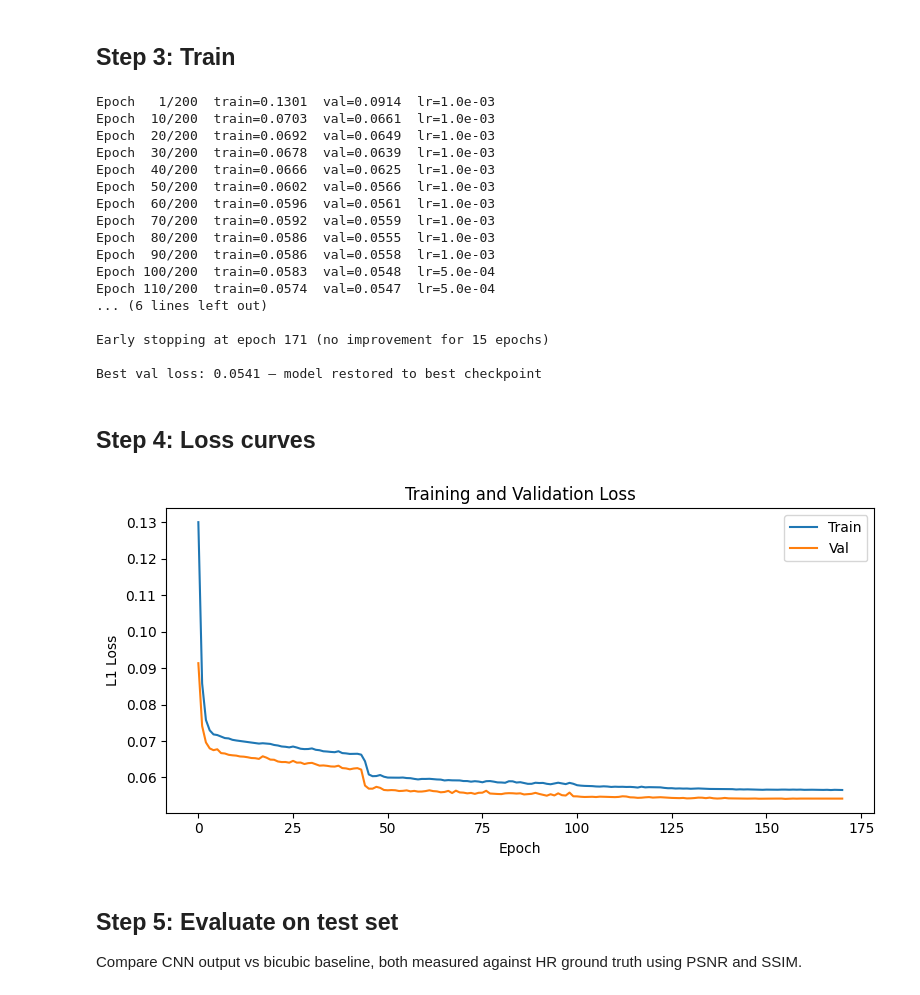
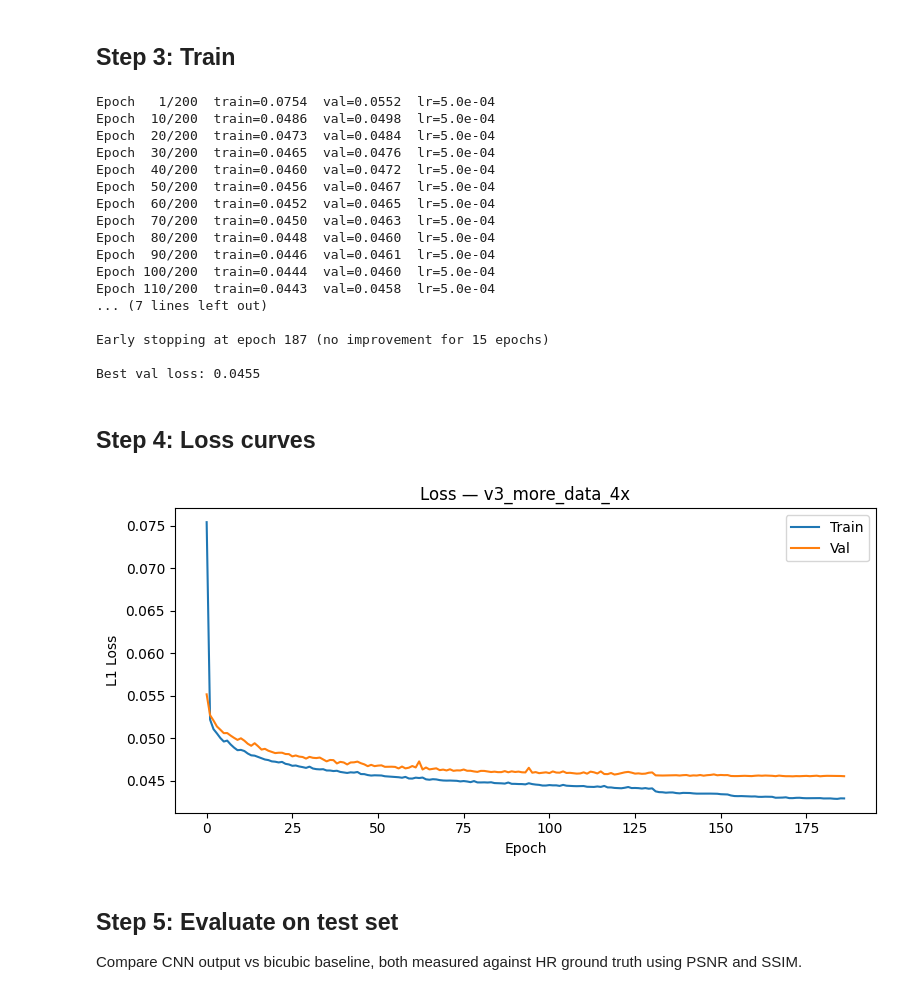
Before and after one commit to Clearform-Labs/planet-superres, a Jupyter notebook: notebooks/03_train.ipynb, the cells around one changed output. Drawn from its saved outputs; the diff is of its cells as text; code cells hidden in the pictures.

```diff
--- a/notebooks/03_train.ipynb
+++ b/notebooks/03_train.ipynb
@@ -85,30 +101,30 @@ Loss: L1 + 0.01 * perceptual (VGG16)
 # %% [markdown]
 ## Step 3: Train
 # %%
-EPOCHS = 200
-PATIENCE = 15
-
 train_losses = []
 val_losses = []
 best_val_loss = float('inf')
 best_state = model.state_dict()
 wait = 0
 
-for epoch in range(1, EPOCHS + 1):
+for epoch in range(1, CONFIG['epochs'] + 1):
     # -- Train --
     model.train()
     epoch_loss = 0.0
     for lr, hr in train_loader:
         lr, hr = lr.to(DEVICE), hr.to(DEVICE)
         pred = model(lr)
-        loss = l1_loss(pred, hr) + PERCEPTUAL_WEIGHT * perceptual_loss(pred, hr)
+        loss = l1_loss(pred, hr)
+        if perceptual_loss is not None:
+            loss = loss + CONFIG['perceptual_weight'] * perceptual_loss(pred, hr)
         optimizer.zero_grad()
         loss.backward()
+        torch.nn.utils.clip_grad_norm_(model.parameters(), max_norm=1.0)
         optimizer.step()
         epoch_loss += loss.item() * lr.size(0)
     train_losses.append(epoch_loss / len(train_ds))
 
-    # -- Validate --
+    # -- Validate (L1 only for comparable tracking) --
     model.eval()
     val_loss = 0.0
     with torch.no_grad():
@@ -118,10 +134,8 @@ for epoch in range(1, EPOCHS + 1):
             val_loss += l1_loss(pred, hr).item() * lr.size(0)
     val_losses.append(val_loss / len(val_ds))
 
-    # LR scheduler
     scheduler.step(val_losses[-1])
 
-    # Early stopping
     if val_losses[-1] < best_val_loss:
         best_val_loss = val_losses[-1]
         best_state = {k: v.cpu().clone() for k, v in model.state_dict().items()}
@@ -131,49 +145,52 @@ for epoch in range(1, EPOCHS + 1):
 
     if epoch % 10 == 0 or epoch == 1:
         lr_now = optimizer.param_groups[0]['lr']
-        print(f'Epoch {epoch:3d}/{EPOCHS}  train={train_losses[-1]:.4f}  val={val_losses[-1]:.4f}  lr={lr_now:.1e}')
+        print(f'Epoch {epoch:3d}/{CONFIG["epochs"]}  train={train_losses[-1]:.4f}  val={val_losses[-1]:.4f}  lr={lr_now:.1e}')
 
-    if wait >= PATIENCE:
-        print(f'\nEarly stopping at epoch {epoch} (no improvement for {PATIENCE} epochs)')
+    if wait >= CONFIG['patience']:
+        print(f'\nEarly stopping at epoch {epoch} (no improvement for {CONFIG["patience"]} epochs)')
         break
 
-# Restore best model
 model.load_state_dict(best_state)
 model.to(DEVICE)
-print(f'\nBest val loss: {best_val_loss:.4f} — model restored to best checkpoint')
+print(f'\nBest val loss: {best_val_loss:.4f}')
 # %% [output]
-Epoch   1/200  train=0.1301  val=0.0914  lr=1.0e-03
-Epoch  10/200  train=0.0703  val=0.0661  lr=1.0e-03
-Epoch  20/200  train=0.0692  val=0.0649  lr=1.0e-03
-Epoch  30/200  train=0.0678  val=0.0639  lr=1.0e-03
-Epoch  40/200  train=0.0666  val=0.0625  lr=1.0e-03
-Epoch  50/200  train=0.0602  val=0.0566  lr=1.0e-03
-Epoch  60/200  train=0.0596  val=0.0561  lr=1.0e-03
-Epoch  70/200  train=0.0592  val=0.0559  lr=1.0e-03
-Epoch  80/200  train=0.0586  val=0.0555  lr=1.0e-03
-Epoch  90/200  train=0.0586  val=0.0558  lr=1.0e-03
-Epoch 100/200  train=0.0583  val=0.0548  lr=5.0e-04
-Epoch 110/200  train=0.0574  val=0.0547  lr=5.0e-04
-... (6 lines left out)
+Epoch   1/200  train=0.0754  val=0.0552  lr=5.0e-04
+Epoch  10/200  train=0.0486  val=0.0498  lr=5.0e-04
+Epoch  20/200  train=0.0473  val=0.0484  lr=5.0e-04
+Epoch  30/200  train=0.0465  val=0.0476  lr=5.0e-04
+Epoch  40/200  train=0.0460  val=0.0472  lr=5.0e-04
+Epoch  50/200  train=0.0456  val=0.0467  lr=5.0e-04
+Epoch  60/200  train=0.0452  val=0.0465  lr=5.0e-04
+Epoch  70/200  train=0.0450  val=0.0463  lr=5.0e-04
+Epoch  80/200  train=0.0448  val=0.0460  lr=5.0e-04
+Epoch  90/200  train=0.0446  val=0.0461  lr=5.0e-04
+Epoch 100/200  train=0.0444  val=0.0460  lr=5.0e-04
+Epoch 110/200  train=0.0443  val=0.0458  lr=5.0e-04
+... (7 lines left out)
 
-Early stopping at epoch 171 (no improvement for 15 epochs)
+Early stopping at epoch 187 (no improvement for 15 epochs)
 
-Best val loss: 0.0541 — model restored to best checkpoint
+Best val loss: 0.0455
 # %% [markdown]
 ## Step 4: Loss curves
 # %%
 fig, ax = plt.subplots(figsize=(8, 4))
 ax.plot(train_losses, label='Train')
 ax.plot(val_losses, label='Val')
 ax.set_xlabel('Epoch')
 ax.set_ylabel('L1 Loss')
-ax.set_title('Training and Validation Loss')
+ax.set_title(f'Loss — {EXP_NAME}')
 ax.legend()
 plt.tight_layout()
-fig.savefig(FIGURES_DIR / 'loss_curves.png', bbox_inches='tight')
+fig.savefig(EXP_DIR / 'loss_curves.png', bbox_inches='tight')
 plt.show()
+
+# Save raw loss values
+with open(EXP_DIR / 'losses.json', 'w') as f:
+    json.dump({'train': train_losses, 'val': val_losses}, f)
 # %% [output]
-[figure, old version]
+[figure, new version]
 # %% [markdown]
 ## Step 5: Evaluate on test set
 
```
Also changed, not shown: parts of 8 cells of this notebook, 10 other files.
